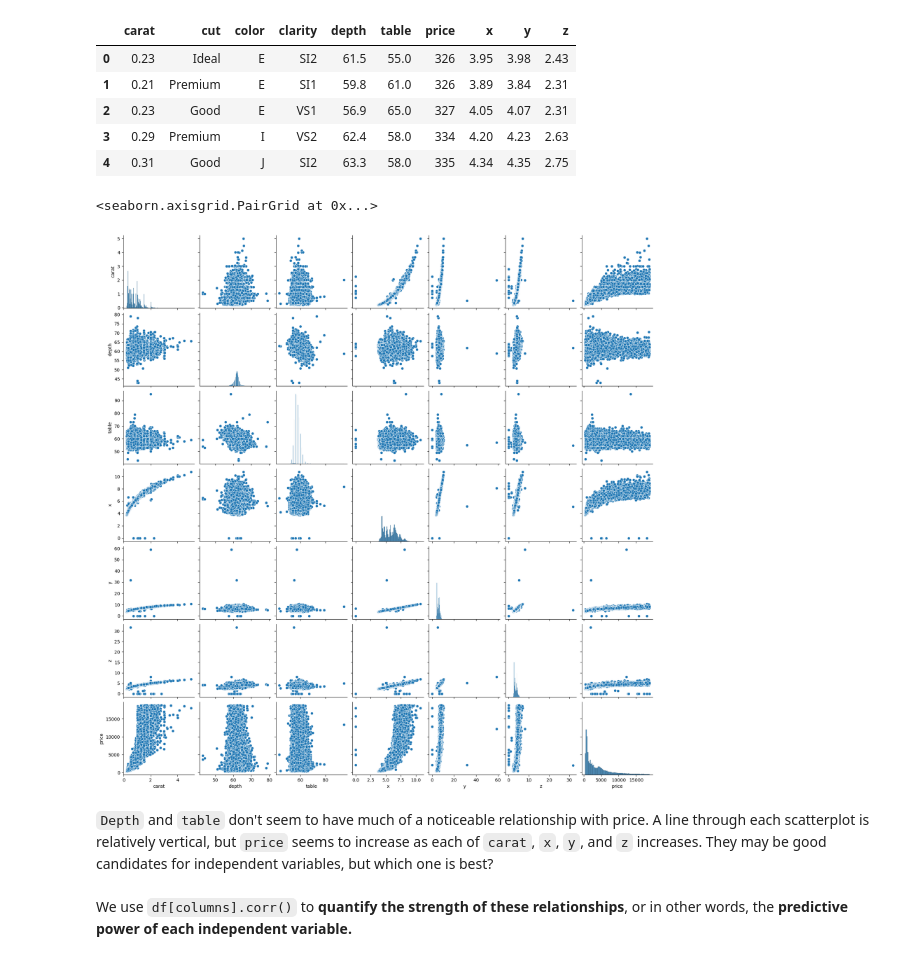
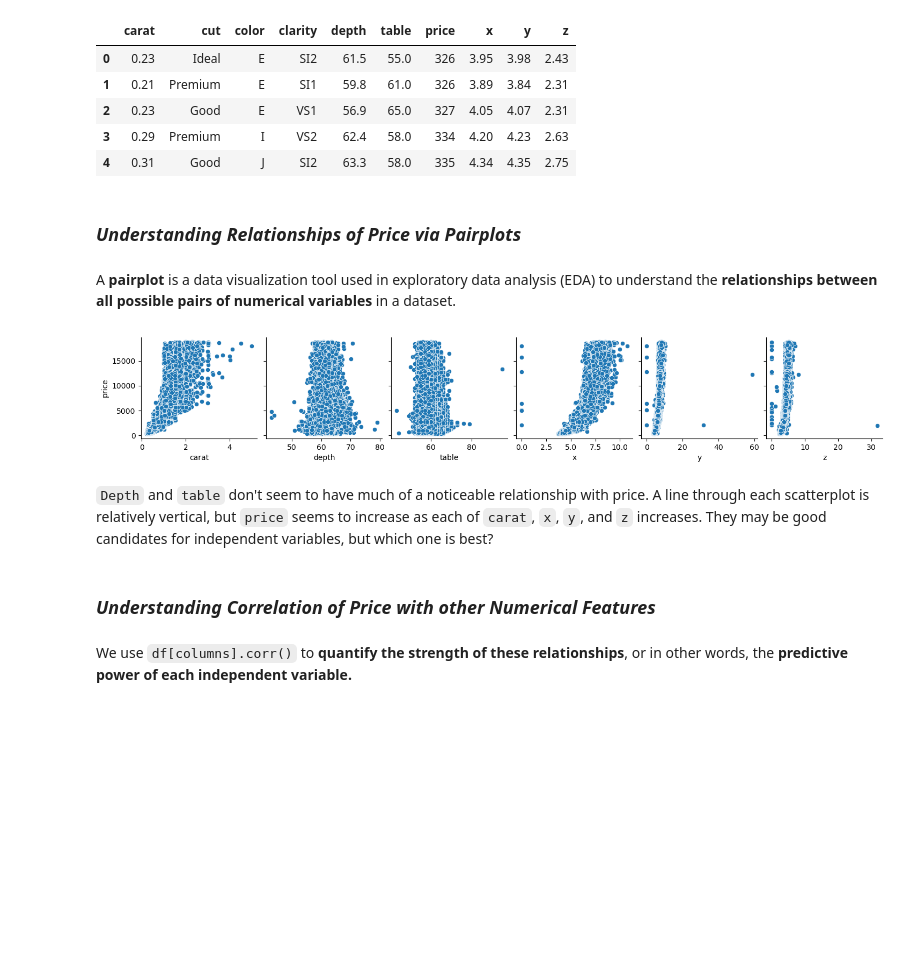
Before and after one commit to ayushi-gajendra/Diamond-Price-Prediction, a Jupyter notebook: Diamond-Analysis-II-LinearRegression.ipynb, the cells around one changed output. Saved outputs shown, nothing was run; the diff lists cells and outputs as text; code cells hidden in the pictures; blank space fills up the shorter version.

```diff
--- a/Diamond-Analysis-II-LinearRegression.ipynb
+++ b/Diamond-Analysis-II-LinearRegression.ipynb
@@ -111,16 +157,24 @@ df.head()
 | 2 | 0.23 | Good | E | VS1 | 56.9 | 65.0 | 327 | 4.05 | 4.07 | 2.31 |
 | 3 | 0.29 | Premium | I | VS2 | 62.4 | 58.0 | 334 | 4.20 | 4.23 | 2.63 |
 | 4 | 0.31 | Good | J | SI2 | 63.3 | 58.0 | 335 | 4.34 | 4.35 | 2.75 |
+# %% [markdown]
+### *Understanding Relationships of Price via Pairplots*
 # %%
 # identify the numeric columns in the data
-columns=["carat", "depth", "table", "x", "y", "z", "price"] # keep price is in the last row of the scatterplots
+numeric_columns=["carat", "depth", "table", "x", "y", "z"]
+# %% [markdown]
+A **pairplot** is a data visualization tool used in exploratory data analysis (EDA) to understand the **relationships between all possible pairs of numerical variables** in a dataset.
 # %%
-# we create pairplots on these numeric columns
-sns.pairplot(df[columns])
+# we create pairplots on these numeric columns with price
+sns.pairplot(df,
+            y_vars=["price"],
+            x_vars=numeric_columns)
+plt.show()
 # %% [output]
-<seaborn.axisgrid.PairGrid at 0x...>
-[figure, old version]
+[figure, new version]
 # %% [markdown]
 `Depth` and `table` don't seem to have much of a noticeable relationship with price. A line through each scatterplot is relatively vertical, but `price` seems to increase as each of `carat`, `x`, `y`, and `z` increases. They may be good candidates for independent variables, but which one is best?
+# %% [markdown]
+### *Understanding Correlation of Price with other Numerical Features*
 # %% [markdown]
 We use `df[columns].corr()` to **quantify the strength of these relationships**, or in other words, the **predictive power of each independent variable.**
```
Also changed, not shown: parts of 122 cells of this notebook, 7 other files.
